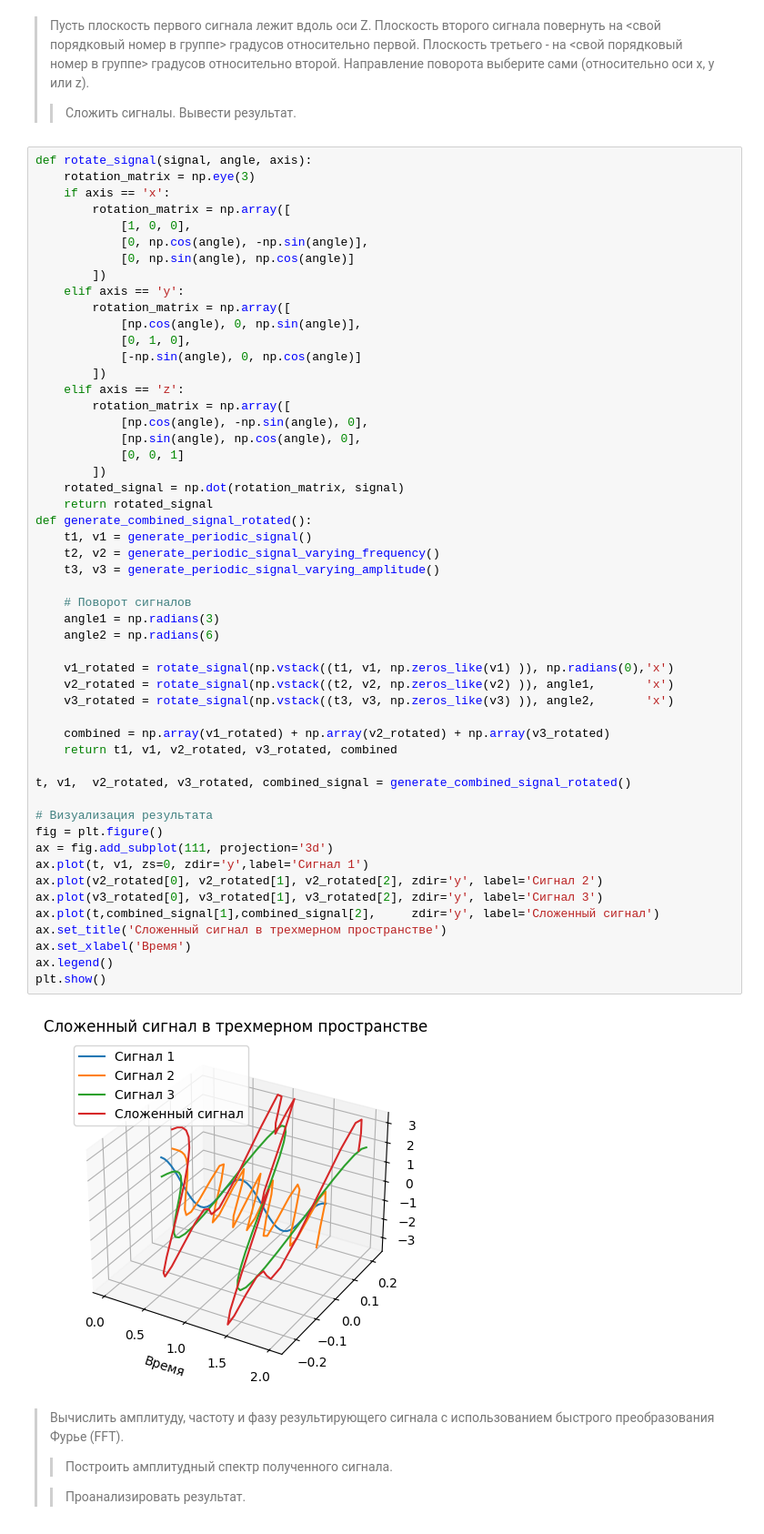
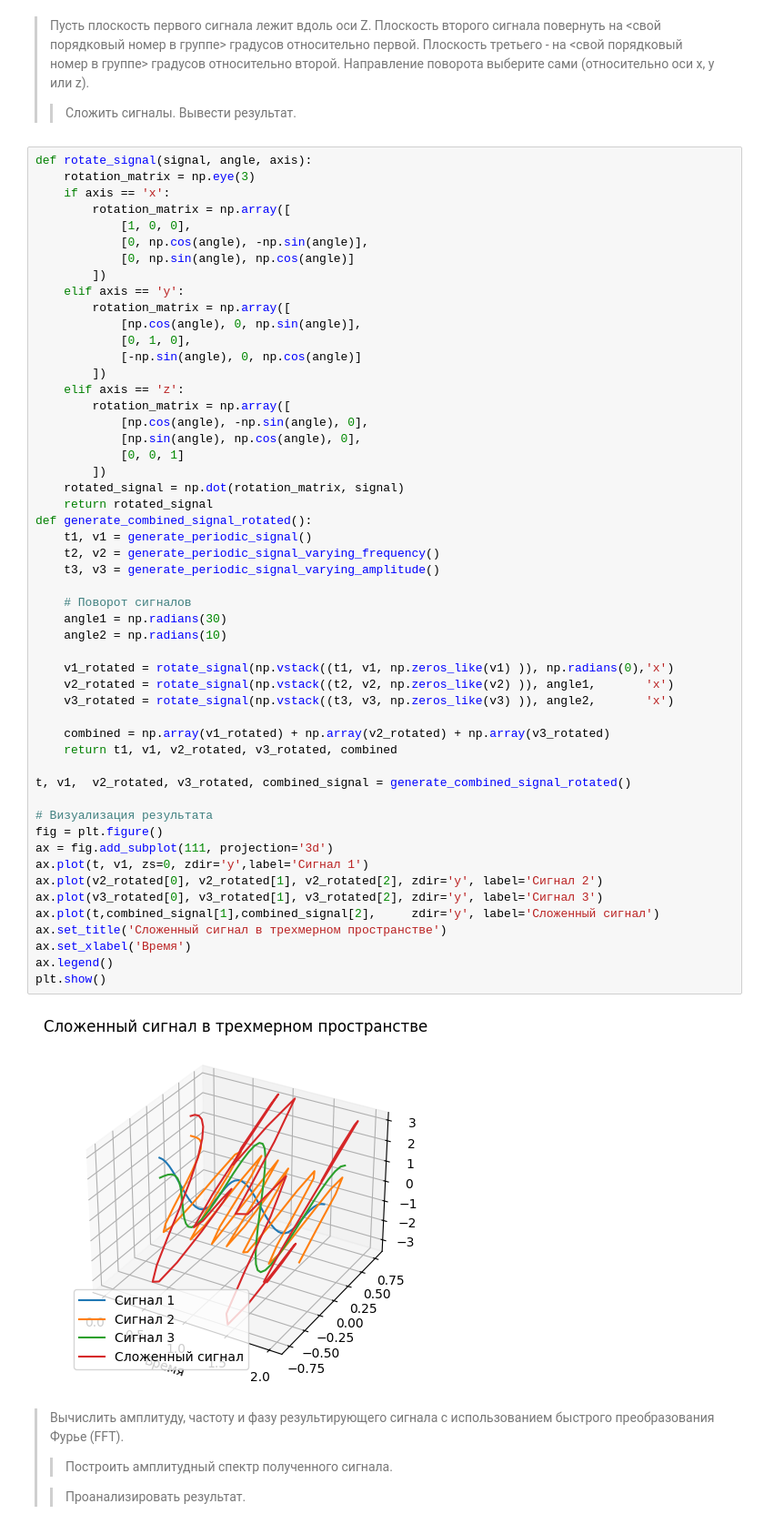
Before and after one commit to bitkyoto/shulz, a Jupyter notebook: main.ipynb, the cells around one changed output. Shown at 91% size. Drawn from its saved outputs; the diff is of its cells as text.

```diff
--- a/main.ipynb
+++ b/main.ipynb
@@ -128,36 +128,36 @@ def rotate_signal(signal, angle, axis):
     rotated_signal = np.dot(rotation_matrix, signal)
     return rotated_signal
 def generate_combined_signal_rotated():
     t1, v1 = generate_periodic_signal()
     t2, v2 = generate_periodic_signal_varying_frequency()
     t3, v3 = generate_periodic_signal_varying_amplitude()
 
     # Поворот сигналов
-    angle1 = np.radians(3)
-    angle2 = np.radians(6)
+    angle1 = np.radians(30)
+    angle2 = np.radians(10)
 
     v1_rotated = rotate_signal(np.vstack((t1, v1, np.zeros_like(v1) )), np.radians(0),'x')
     v2_rotated = rotate_signal(np.vstack((t2, v2, np.zeros_like(v2) )), angle1,       'x')
     v3_rotated = rotate_signal(np.vstack((t3, v3, np.zeros_like(v3) )), angle2,       'x')
 
     combined = np.array(v1_rotated) + np.array(v2_rotated) + np.array(v3_rotated)
     return t1, v1, v2_rotated, v3_rotated, combined
 
 t, v1,  v2_rotated, v3_rotated, combined_signal = generate_combined_signal_rotated()
 
 # Визуализация результата
 fig = plt.figure()
 ax = fig.add_subplot(111, projection='3d')
 ax.plot(t, v1, zs=0, zdir='y',label='Сигнал 1')
 ax.plot(v2_rotated[0], v2_rotated[1], v2_rotated[2], zdir='y', label='Сигнал 2')
 ax.plot(v3_rotated[0], v3_rotated[1], v3_rotated[2], zdir='y', label='Сигнал 3')
 ax.plot(t,combined_signal[1],combined_signal[2],     zdir='y', label='Сложенный сигнал')
 ax.set_title('Сложенный сигнал в трехмерном пространстве')
 ax.set_xlabel('Время')
 ax.legend()
 plt.show()
 # %% [output]
-[figure, old version]
+[figure, new version]
 # %% [markdown]
 >Вычислить амплитуду, частоту и фазу результирующего сигнала с использованием быстрого преобразования Фурье (FFT).
 >
```
Also changed, not shown: 1 other file.
